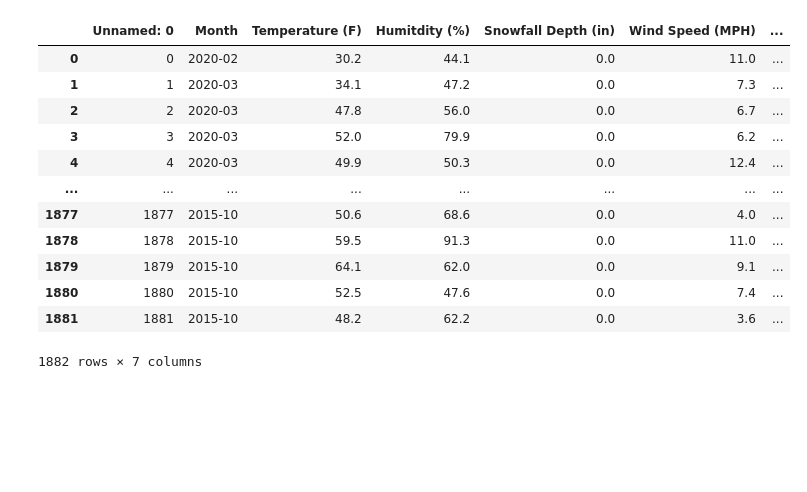
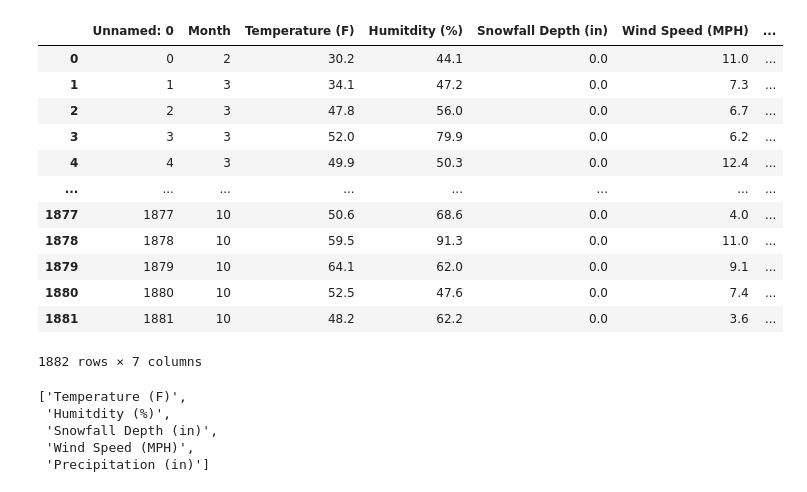
Before and after one commit to Ntorres95/Rideshares_vs_Weather, a Jupyter notebook: weather_by_month_IQR.ipynb, the cells around one changed output. Saved outputs shown, nothing was run; the diff lists cells and outputs as text; code cells hidden in the pictures; blank space fills up the shorter version.

```diff
--- a/weather_by_month_IQR.ipynb
+++ b/weather_by_month_IQR.ipynb
@@ -10,18 +10,20 @@ import matplotlib.pyplot as plt
 # %%
 data = 'weather_by_month'
 weather_data_df = pd.read_csv(data)
 weather_data_df
+weather_data_df['Month'] = weather_data_df['Month'].map(lambda x: int(x[-2:]))
+weather_data_df
 # %% [output]
 |  | Unnamed: 0 | Month | Temperature (F) | Humitdity (%) | Snowfall Depth (in) | Wind Speed (MPH) | ... |
-| 0 | 0 | 2020-02 | 30.2 | 44.1 | 0.0 | 11.0 | ... |
-| 1 | 1 | 2020-03 | 34.1 | 47.2 | 0.0 | 7.3 | ... |
-| 2 | 2 | 2020-03 | 47.8 | 56.0 | 0.0 | 6.7 | ... |
-| 3 | 3 | 2020-03 | 52.0 | 79.9 | 0.0 | 6.2 | ... |
-| 4 | 4 | 2020-03 | 49.9 | 50.3 | 0.0 | 12.4 | ... |
+| 0 | 0 | 2 | 30.2 | 44.1 | 0.0 | 11.0 | ... |
+| 1 | 1 | 3 | 34.1 | 47.2 | 0.0 | 7.3 | ... |
+| 2 | 2 | 3 | 47.8 | 56.0 | 0.0 | 6.7 | ... |
+| 3 | 3 | 3 | 52.0 | 79.9 | 0.0 | 6.2 | ... |
+| 4 | 4 | 3 | 49.9 | 50.3 | 0.0 | 12.4 | ... |
 | ... | ... | ... | ... | ... | ... | ... | ... |
-| 1877 | 1877 | 2015-10 | 50.6 | 68.6 | 0.0 | 4.0 | ... |
-| 1878 | 1878 | 2015-10 | 59.5 | 91.3 | 0.0 | 11.0 | ... |
-| 1879 | 1879 | 2015-10 | 64.1 | 62.0 | 0.0 | 9.1 | ... |
-| 1880 | 1880 | 2015-10 | 52.5 | 47.6 | 0.0 | 7.4 | ... |
-| 1881 | 1881 | 2015-10 | 48.2 | 62.2 | 0.0 | 3.6 | ... |
+| 1877 | 1877 | 10 | 50.6 | 68.6 | 0.0 | 4.0 | ... |
+| 1878 | 1878 | 10 | 59.5 | 91.3 | 0.0 | 11.0 | ... |
+| 1879 | 1879 | 10 | 64.1 | 62.0 | 0.0 | 9.1 | ... |
+| 1880 | 1880 | 10 | 52.5 | 47.6 | 0.0 | 7.4 | ... |
+| 1881 | 1881 | 10 | 48.2 | 62.2 | 0.0 | 3.6 | ... |
 1882 rows × 7 columns
@@ -27,0 +33,8 @@ weather_data_df
+# %%
+measurements
+# %% [output]
+['Temperature (F)',
+ 'Humitdity (%)',
+ 'Snowfall Depth (in)',
+ 'Wind Speed (MPH)',
+ 'Precipitation (in)']
```
Also changed, not shown: parts of 12 cells of this notebook.
